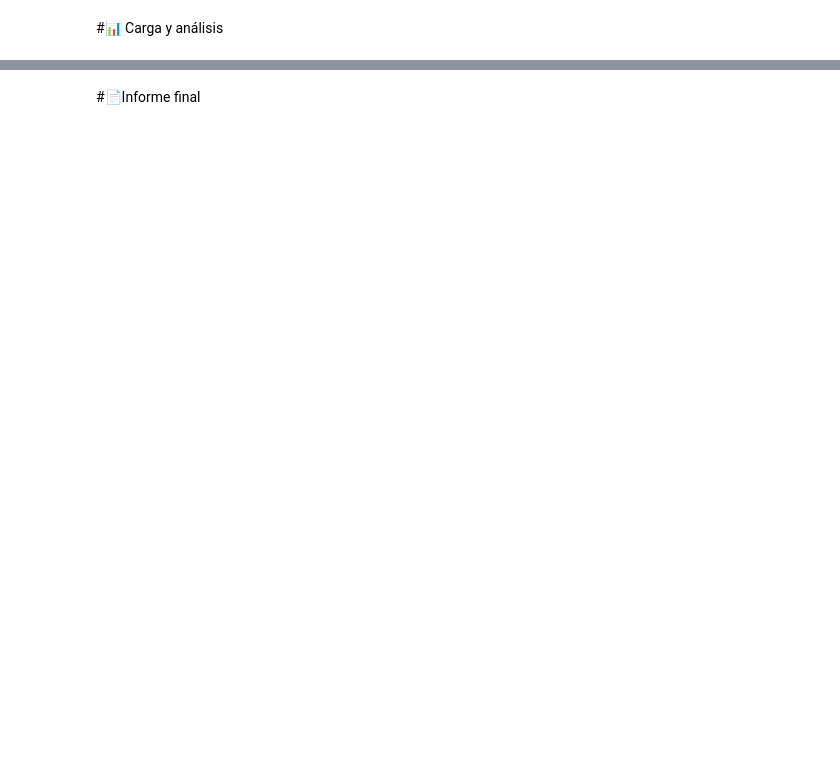
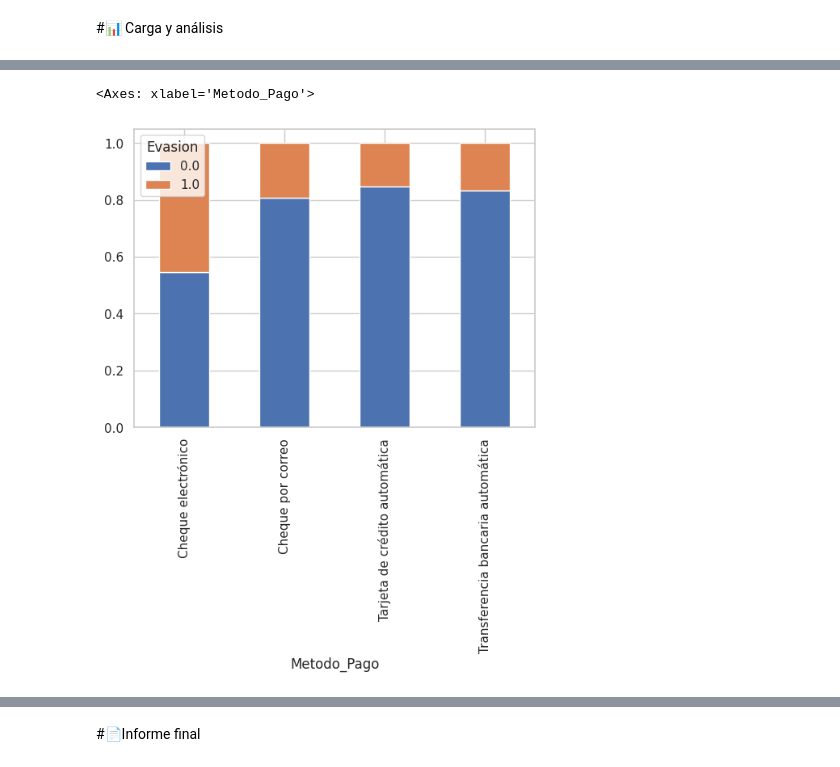
Before and after one commit to jose-luis-dev/Alura-Store, a Jupyter notebook: TelecomX_LATAM.ipynb, the cells around one changed output, grey strips where cells are left out. Drawn from its saved outputs; the diff is of its cells as text; code cells hidden in the pictures; blank space fills up the shorter version.

```diff
--- a/TelecomX_LATAM.ipynb
+++ b/TelecomX_LATAM.ipynb
@@ -6,0 +386,3 @@
+# %%
+for col in ['Genero', 'Tipo_Contrato', 'Metodo_Pago', 'MultipleLines', 'InternetService']:
+    print(f"{col}: {data[col].unique()}")
@@ -8,0 +531,11 @@
+# %%
+cat_vars = ['Genero', 'Partner', 'Dependents', 'InternetService', 'Tipo_Contrato', 'Metodo_Pago']
+
+for col in cat_vars:
+    print(f"\n===== Tabla de Evasión según {col} =====\n")
+
+    # Tabla con totales y porcentajes
+    tabla = pd.crosstab(data[col], data['Evasion'], margins=True, margins_name='Total')
+    tabla_pct = pd.crosstab(data[col], data['Evasion'], normalize='index') * 100
+    display(tabla)
+    display(tabla_pct.round(2))
@@ -8,0 +586,15 @@
+# %%
+cat_vars = ['Genero', 'Partner', 'Dependents', 'InternetService', 'Tipo_Contrato', 'Metodo_Pago']
+
+for col in cat_vars:
+    plt.figure(figsize=(10,4))
+    ax = sns.countplot(data=data, x=col, hue='Evasion', palette='Set2')  # Mejora visual
+    plt.title(f'Evasión según {col}')
+    plt.xticks(rotation=45)
+
+    # Agregar valores encima de las barras
+    for container in ax.containers:
+        ax.bar_label(container, fmt='%d', label_type='edge', fontsize=9)
+
+    plt.tight_layout()
+    plt.show()
@@ -8,0 +608,6 @@
+# %%
+# Proporción por categoría
+pd.crosstab(data[col], data['Evasion'], normalize='index').plot(kind='bar', stacked=True)
+# %% [output]
+<Axes: xlabel='Metodo_Pago'>
+[figure, added]
```
Also changed, not shown: parts of 45 cells of this notebook.
